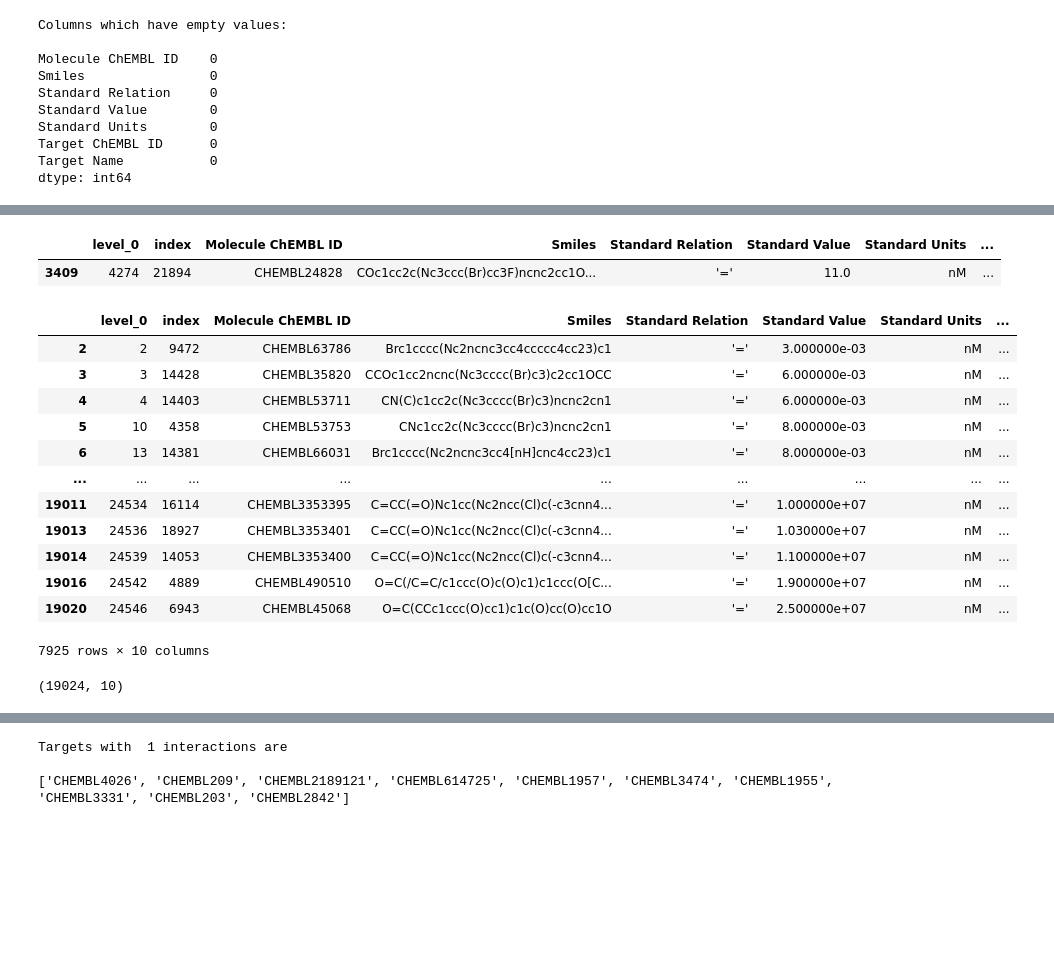
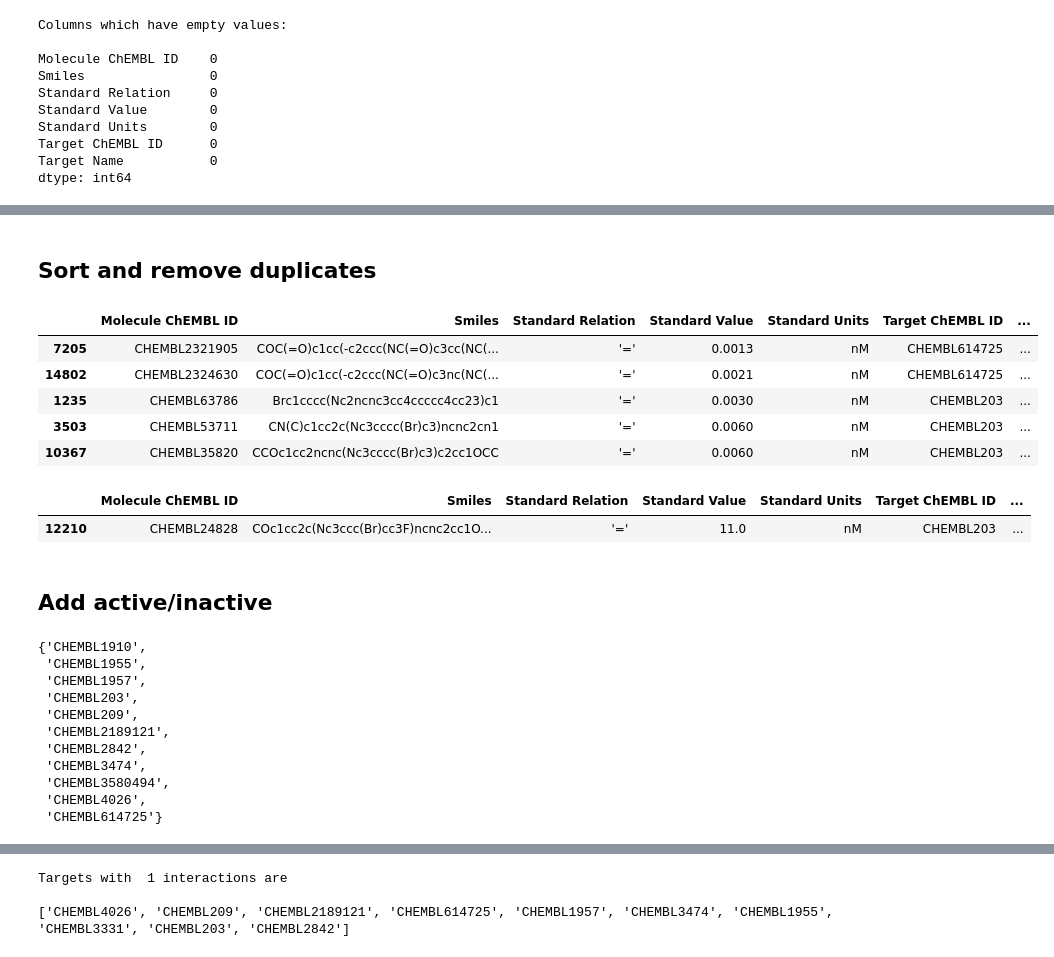
Before and after one commit to kperveen/dti-chembl, a Jupyter notebook: Cleaning-Bioactivities.ipynb, the cells around one changed output, grey strips where cells are left out. Cells and saved outputs as stored; diff of their text form; code cells hidden in the pictures; blank space fills up the shorter version.

```diff
--- a/Cleaning-Bioactivities.ipynb
+++ b/Cleaning-Bioactivities.ipynb
@@ -226,25 +55,40 @@ sorted_targets_data = sorted_targets_data.reset_index().drop_duplicates(subset=[
-# %%
-sorted_targets_data[(sorted_targets_data["Target ChEMBL ID"] == "CHEMBL203") & (sorted_targets_data["Molecule ChEMBL ID"] == "CHEMBL24828")]
-# %% [output]
-|  | level_0 | index | Molecule ChEMBL ID | Smiles | Standard Relation | Standard Value | Standard Units | ... |
-| 3409 | 4274 | 21894 | CHEMBL24828 | COc1cc2c(Nc3ccc(Br)cc3F)ncnc2cc1O... | '=' | 11.0 | nM | ... |
-# %%
-sorted_targets_data[(sorted_targets_data["Target ChEMBL ID"] == "CHEMBL203")]
-# %% [output]
-|  | level_0 | index | Molecule ChEMBL ID | Smiles | Standard Relation | Standard Value | Standard Units | ... |
-| 2 | 2 | 9472 | CHEMBL63786 | Brc1cccc(Nc2ncnc3cc4ccccc4cc23)c1 | '=' | 3.000000e-03 | nM | ... |
-| 3 | 3 | 14428 | CHEMBL35820 | CCOc1cc2ncnc(Nc3cccc(Br)c3)c2cc1OCC | '=' | 6.000000e-03 | nM | ... |
-| 4 | 4 | 14403 | CHEMBL53711 | CN(C)c1cc2c(Nc3cccc(Br)c3)ncnc2cn1 | '=' | 6.000000e-03 | nM | ... |
-| 5 | 10 | 4358 | CHEMBL53753 | CNc1cc2c(Nc3cccc(Br)c3)ncnc2cn1 | '=' | 8.000000e-03 | nM | ... |
-| 6 | 13 | 14381 | CHEMBL66031 | Brc1cccc(Nc2ncnc3cc4[nH]cnc4cc23)c1 | '=' | 8.000000e-03 | nM | ... |
-| ... | ... | ... | ... | ... | ... | ... | ... | ... |
-| 19011 | 24534 | 16114 | CHEMBL3353395 | C=CC(=O)Nc1cc(Nc2ncc(Cl)c(-c3cnn4... | '=' | 1.000000e+07 | nM | ... |
-| 19013 | 24536 | 18927 | CHEMBL3353401 | C=CC(=O)Nc1cc(Nc2ncc(Cl)c(-c3cnn4... | '=' | 1.030000e+07 | nM | ... |
-| 19014 | 24539 | 14053 | CHEMBL3353400 | C=CC(=O)Nc1cc(Nc2ncc(Cl)c(-c3cnn4... | '=' | 1.100000e+07 | nM | ... |
-| 19016 | 24542 | 4889 | CHEMBL490510 | O=C(/C=C/c1ccc(O)c(O)c1)c1ccc(O[C... | '=' | 1.900000e+07 | nM | ... |
-| 19020 | 24546 | 6943 | CHEMBL45068 | O=C(CCc1ccc(O)cc1)c1c(O)cc(O)cc1O | '=' | 2.500000e+07 | nM | ... |
-7925 rows × 10 columns
-# %%
-sorted_targets_data.shape
-# %% [output]
-(19024, 10)
+# %% [markdown]
+## Sort and remove duplicates
+# %%
+# Sort the targets_data to get active results
+
+sorted_data = data.sort_values('Standard Value')
+# %%
+sorted_data = sorted_data.drop_duplicates(subset=['Molecule ChEMBL ID','Target ChEMBL ID'])
+sorted_data.head()
+# %% [output]
+|  | Molecule ChEMBL ID | Smiles | Standard Relation | Standard Value | Standard Units | Target ChEMBL ID | ... |
+| 7205 | CHEMBL2321905 | COC(=O)c1cc(-c2ccc(NC(=O)c3cc(NC(... | '=' | 0.0013 | nM | CHEMBL614725 | ... |
+| 14802 | CHEMBL2324630 | COC(=O)c1cc(-c2ccc(NC(=O)c3nc(NC(... | '=' | 0.0021 | nM | CHEMBL614725 | ... |
+| 1235 | CHEMBL63786 | Brc1cccc(Nc2ncnc3cc4ccccc4cc23)c1 | '=' | 0.0030 | nM | CHEMBL203 | ... |
+| 3503 | CHEMBL53711 | CN(C)c1cc2c(Nc3cccc(Br)c3)ncnc2cn1 | '=' | 0.0060 | nM | CHEMBL203 | ... |
+| 10367 | CHEMBL35820 | CCOc1cc2ncnc(Nc3cccc(Br)c3)c2cc1OCC | '=' | 0.0060 | nM | CHEMBL203 | ... |
+# %%
+# Check if duplicates are removed
+sorted_data[(sorted_data["Target ChEMBL ID"] == "CHEMBL203") &
+                    (sorted_data["Molecule ChEMBL ID"] == "CHEMBL24828")]
+# %% [output]
+|  | Molecule ChEMBL ID | Smiles | Standard Relation | Standard Value | Standard Units | Target ChEMBL ID | ... |
+| 12210 | CHEMBL24828 | COc1cc2c(Nc3ccc(Br)cc3F)ncnc2cc1O... | '=' | 11.0 | nM | CHEMBL203 | ... |
+# %% [markdown]
+## Add active/inactive
+# %%
+targets_ids = set(data["Target ChEMBL ID"].tolist())
+targets_ids
+# %% [output]
+{'CHEMBL1910',
+ 'CHEMBL1955',
+ 'CHEMBL1957',
+ 'CHEMBL203',
+ 'CHEMBL209',
+ 'CHEMBL2189121',
+ 'CHEMBL2842',
+ 'CHEMBL3474',
+ 'CHEMBL3580494',
+ 'CHEMBL4026',
+ 'CHEMBL614725'}
```
Also changed, not shown: parts of 40 cells of this notebook.
